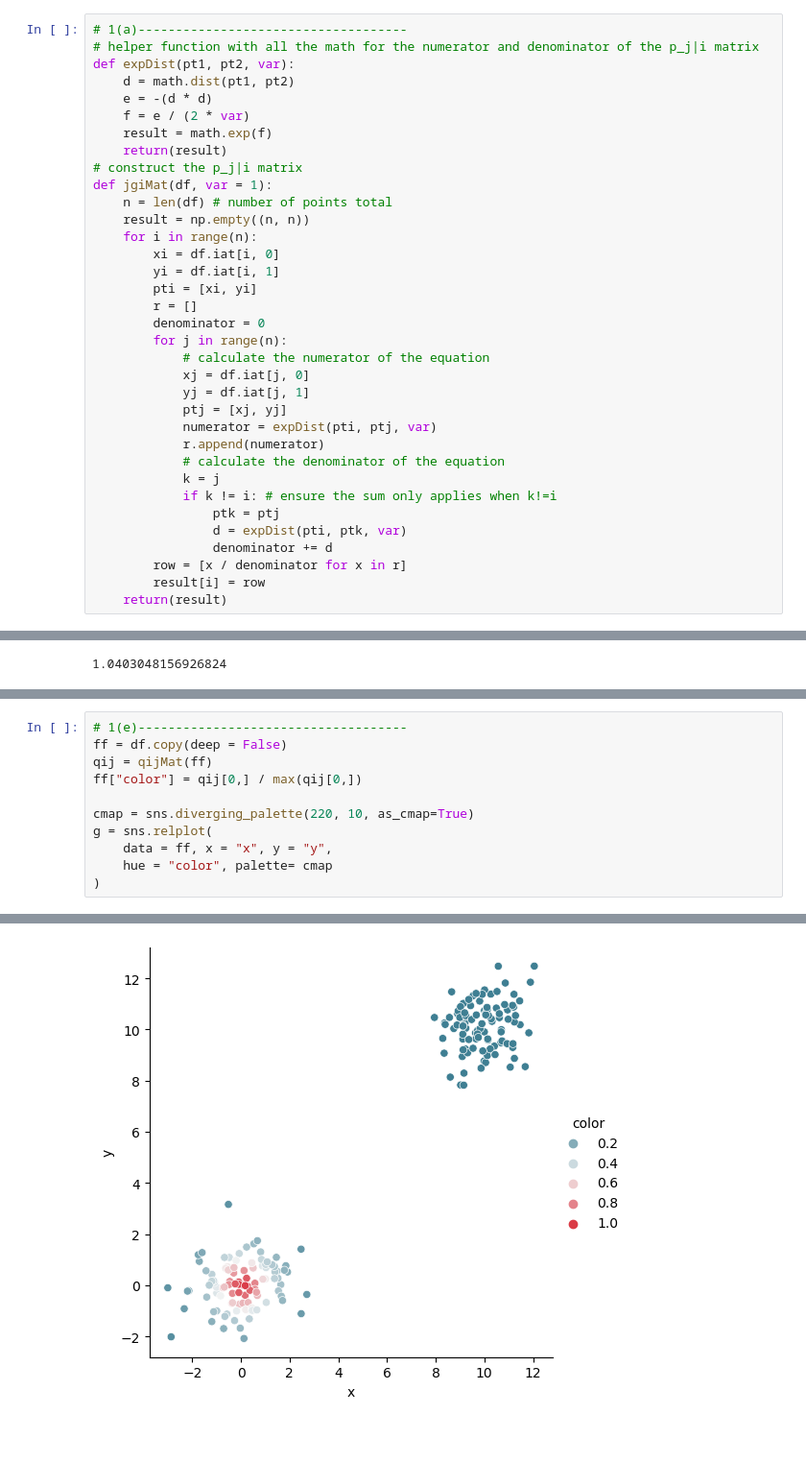
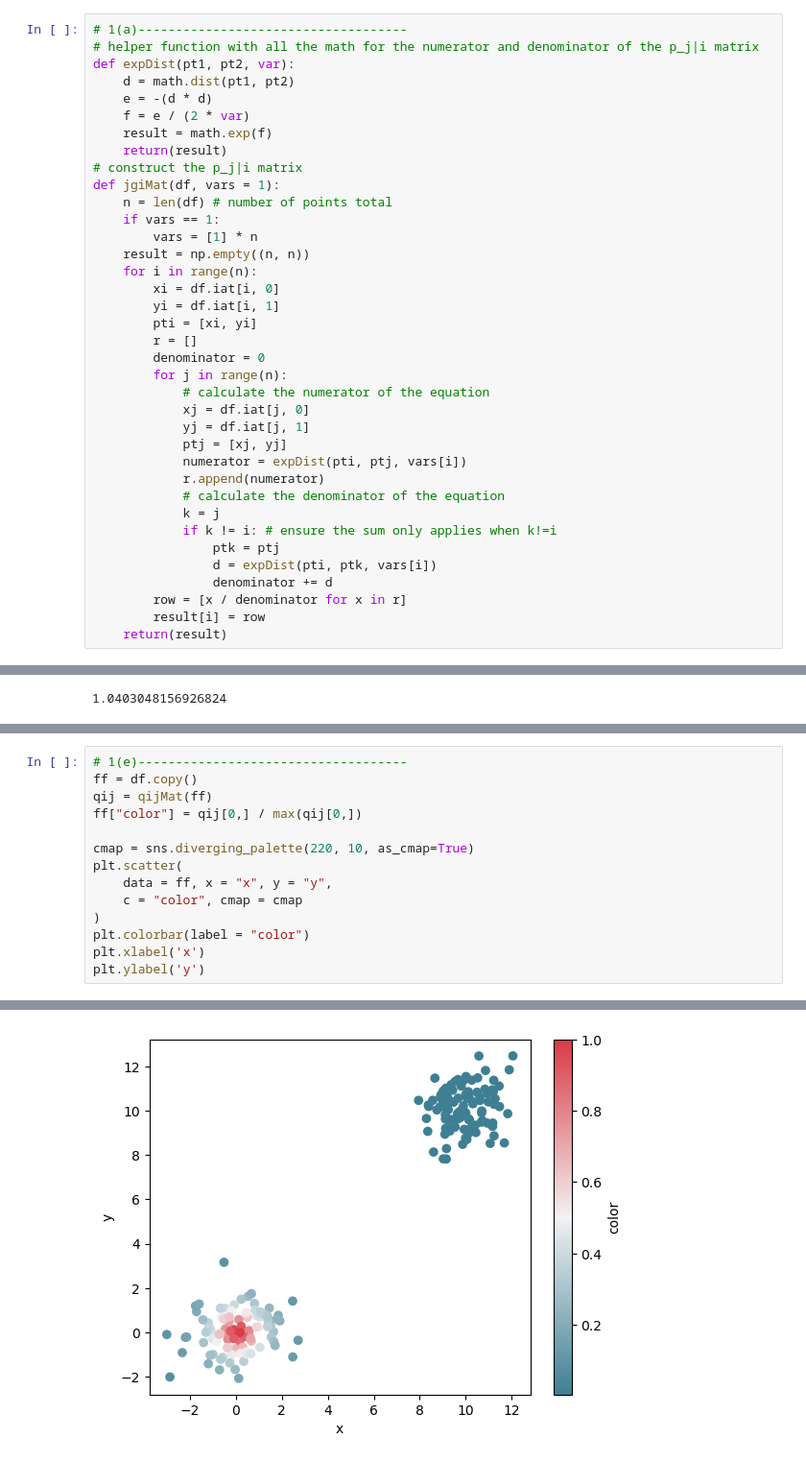
Before and after one commit to zaid0bustami/CM121, a Jupyter notebook: HW4/HW4.ipynb, the cells around one changed output, grey strips where cells are left out. Shown at 96% size. Cells and saved outputs as stored; diff of their text form; blank space fills up the shorter version.

```diff
--- a/HW4/HW4.ipynb
+++ b/HW4/HW4.ipynb
@@ -15,8 +15,10 @@ def expDist(pt1, pt2, var):
     result = math.exp(f)
     return(result)
 # construct the p_j|i matrix
-def jgiMat(df, var = 1):
+def jgiMat(df, vars = 1):
     n = len(df) # number of points total
+    if vars == 1:
+        vars = [1] * n
     result = np.empty((n, n))
     for i in range(n):
         xi = df.iat[i, 0]
@@ -29,13 +31,13 @@ def jgiMat(df, var = 1):
             xj = df.iat[j, 0]
             yj = df.iat[j, 1]
             ptj = [xj, yj]
-            numerator = expDist(pti, ptj, var)
+            numerator = expDist(pti, ptj, vars[i])
             r.append(numerator)
             # calculate the denominator of the equation
             k = j
             if k != i: # ensure the sum only applies when k!=i
                 ptk = ptj
-                d = expDist(pti, ptk, var)
+                d = expDist(pti, ptk, vars[i])
                 denominator += d
         row = [x / denominator for x in r]
         result[i] = row
@@ -140,12 +152,15 @@ print(np.sum(qij))
 # %%
 # 1(e)------------------------------------
-ff = df.copy(deep = False)
+ff = df.copy()
 qij = qijMat(ff)
 ff["color"] = qij[0,] / max(qij[0,])
 
 cmap = sns.diverging_palette(220, 10, as_cmap=True)
-g = sns.relplot(
+plt.scatter(
     data = ff, x = "x", y = "y",
-    hue = "color", palette= cmap
+    c = "color", cmap = cmap
 )
+plt.colorbar(label = "color")
+plt.xlabel('x')
+plt.ylabel('y')
 # %% [output]
@@ -152,4 +168,4 @@ g = sns.relplot(
-[figure, old version]
+[figure, new version]
 # %%
 # 1(f)------------------------------------
 # helper function containing all the math for KLD
```
Also changed, not shown: parts of 14 cells of this notebook, 1 other file.
